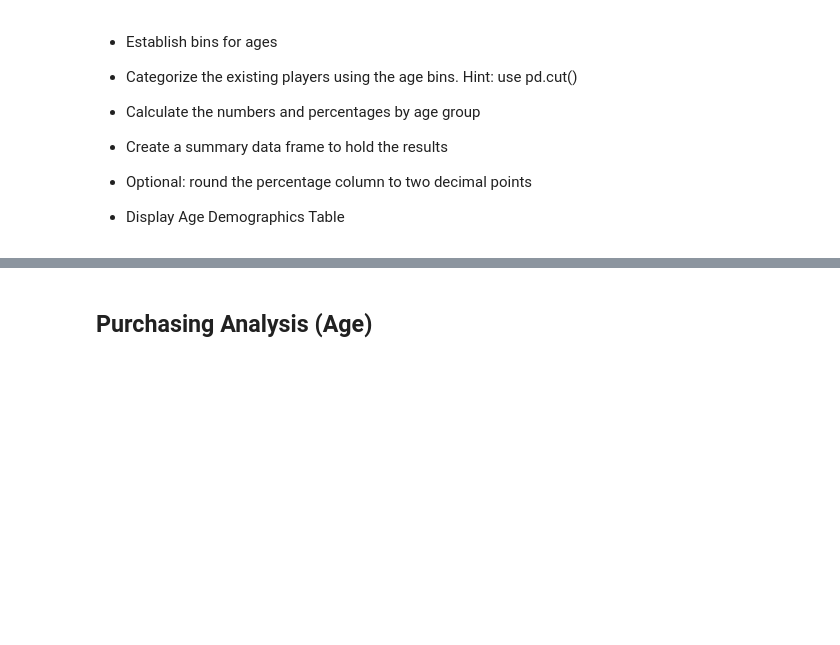
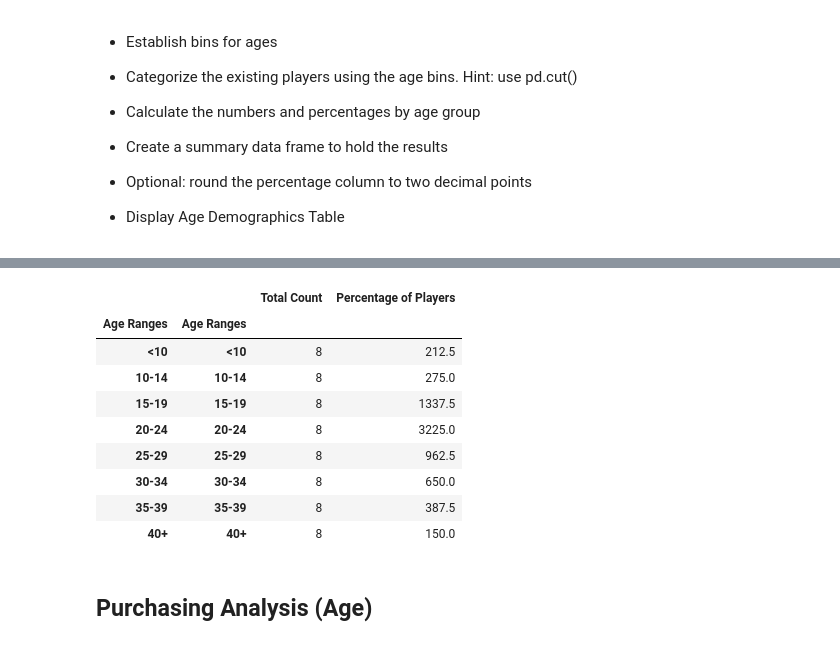
Before and after one commit to kaseynwilson/pandas_challenge, a Jupyter notebook: HeroesOfPymoli/HeroesOfPymoli_starter.ipynb, the cells around one changed output, grey strips where cells are left out. Cells and saved outputs as stored; diff of their text form; code cells hidden in the pictures; blank space fills up the shorter version.

```diff
--- a/HeroesOfPymoli/HeroesOfPymoli_starter.ipynb
+++ b/HeroesOfPymoli/HeroesOfPymoli_starter.ipynb
@@ -129,3 +147,34 @@ calculations_list
+# %%
+bins = [0, 9.9, 14.9, 19.9, 24.9, 29.9, 34.9, 39.9, 150]
+labels = ["<10", "10-14", "15-19", "20-24", "25-29", "30-34", "35-39", "40+"]
+purchase_data["Age Ranges"] = pd.cut(purchase_data["Age"], bins=bins, labels=labels)
+
+age_range = purchase_data[["SN", "Age Ranges"]]
+age_range = age_range.drop_duplicates()
+age_range = age_range.groupby("Age Ranges")
+#age_range.head()
+
+age_range_count = []
+age_range_count = age_range["Age Ranges"].value_counts()
+age_range_total = len(age_range["Age Ranges"])
+age_range_percentage = []
+for age in age_range:
+    age_range_percentage = (age_range_count[age]/age_range_total)*100
+
+#age_demographics_df = pd.DataFrame({"Total Count": age_range_total, "Percentage of Players": age_range_percentage})
+#age_demographics_df["Percentage of Players"] = age_demographics_df["Total Count"]/players_count
+#age_demographics_df
+# %% [output]
+|  |  | Total Count | Percentage of Players |
+| Age Ranges | Age Ranges |  |  |
+| <10 | <10 | 8 | 212.5 |
+| 10-14 | 10-14 | 8 | 275.0 |
+| 15-19 | 15-19 | 8 | 1337.5 |
+| 20-24 | 20-24 | 8 | 3225.0 |
+| 25-29 | 25-29 | 8 | 962.5 |
+| 30-34 | 30-34 | 8 | 650.0 |
+| 35-39 | 35-39 | 8 | 387.5 |
+| 40+ | 40+ | 8 | 150.0 |
 # %% [markdown]
 ## Purchasing Analysis (Age)
 # %% [markdown]
```
Also changed, not shown: parts of 8 cells of this notebook.
